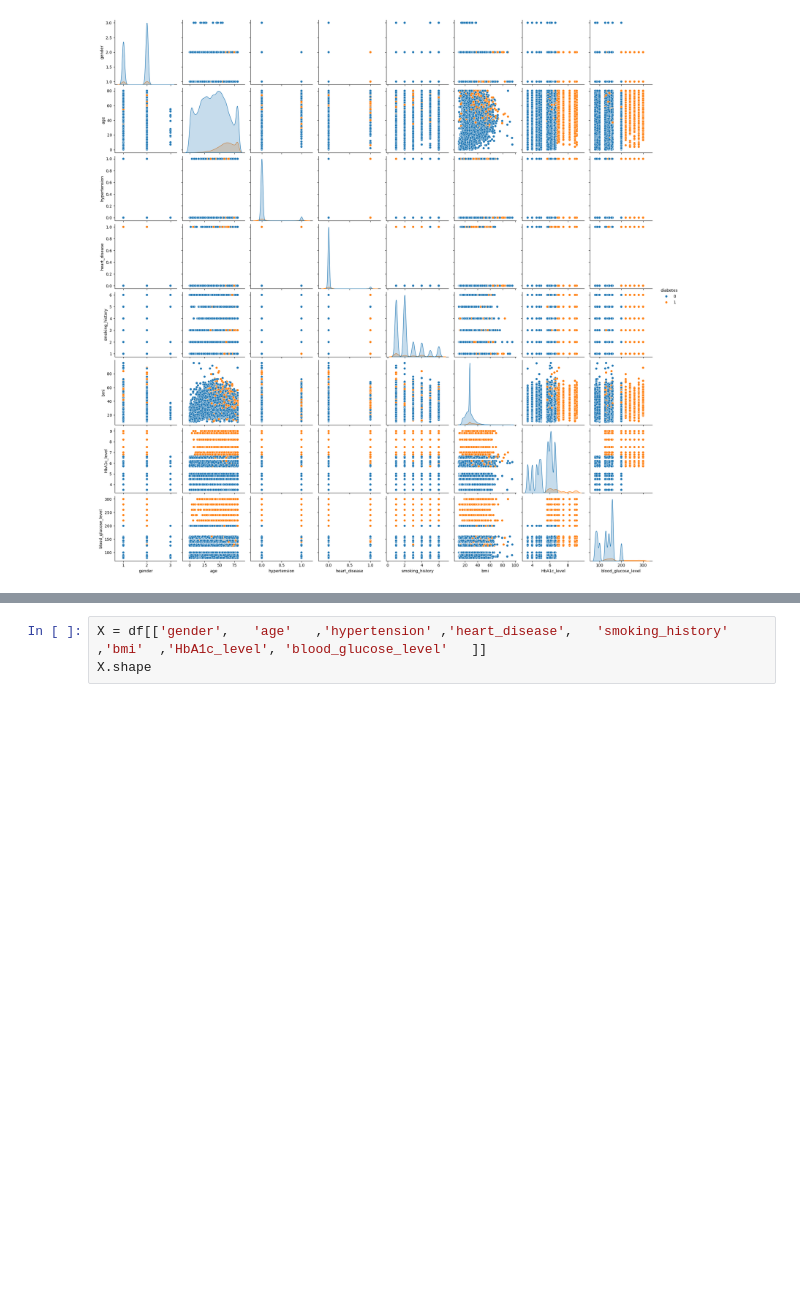
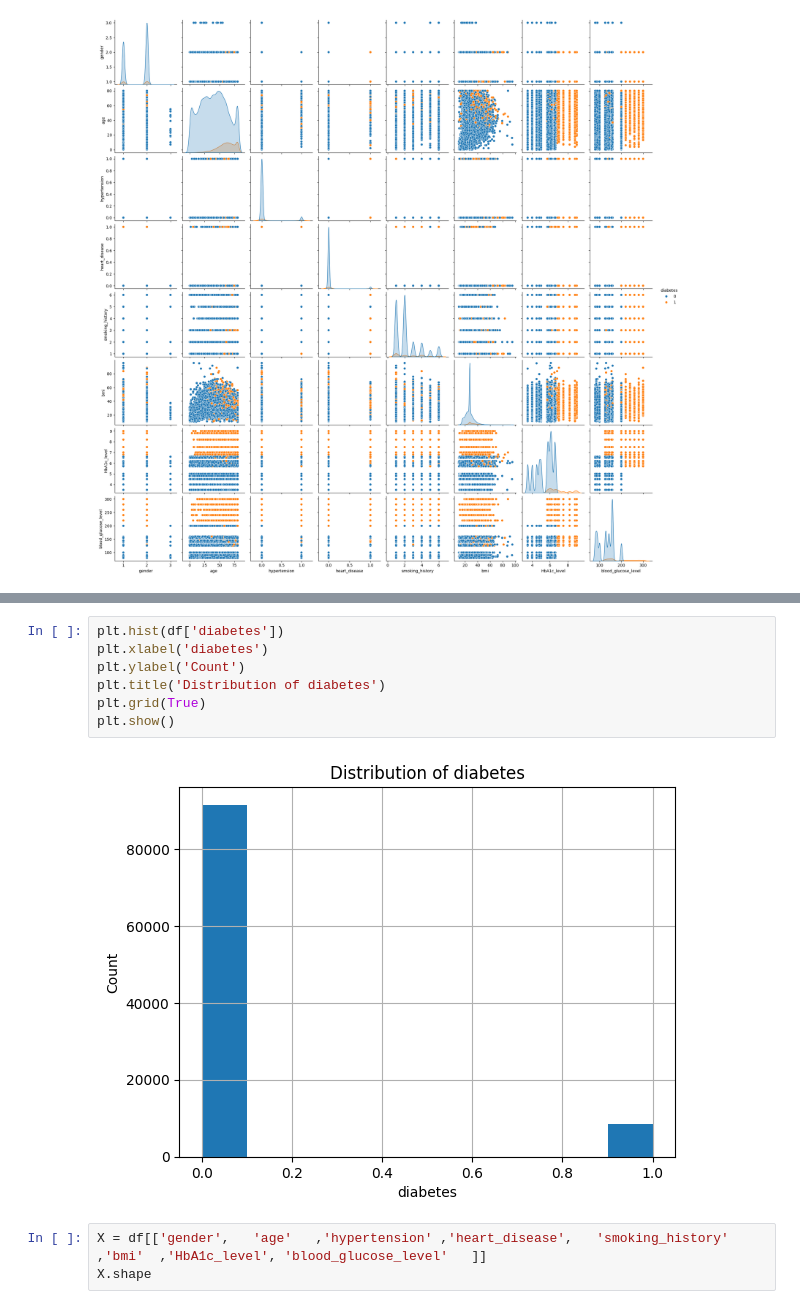
Before and after one commit to rakshita221103/diabetes_project, a Jupyter notebook: diabetesproject.ipynb, the cells around one changed output, grey strips where cells are left out. Drawn from its saved outputs; the diff is of its cells as text; blank space fills up the shorter version.

```diff
--- a/diabetesproject.ipynb
+++ b/diabetesproject.ipynb
@@ -142,3 +149,12 @@ sns.pairplot(df, vars=['gender',	'age'	,'hypertension'	,'heart_disease',	'smokin
+# %%
+plt.hist(df['diabetes'])
+plt.xlabel('diabetes')
+plt.ylabel('Count')
+plt.title('Distribution of diabetes')
+plt.grid(True)
+plt.show()
+# %% [output]
+[figure, added]
 # %%
 X = df[['gender',	'age'	,'hypertension'	,'heart_disease',	'smoking_history'	,'bmi'	,'HbA1c_level',	'blood_glucose_level'	]]
 X.shape
```
Also changed, not shown: parts of 1 cell of this notebook.
